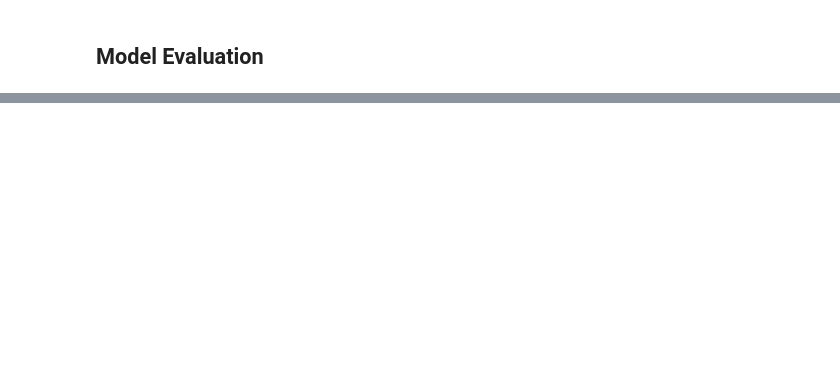
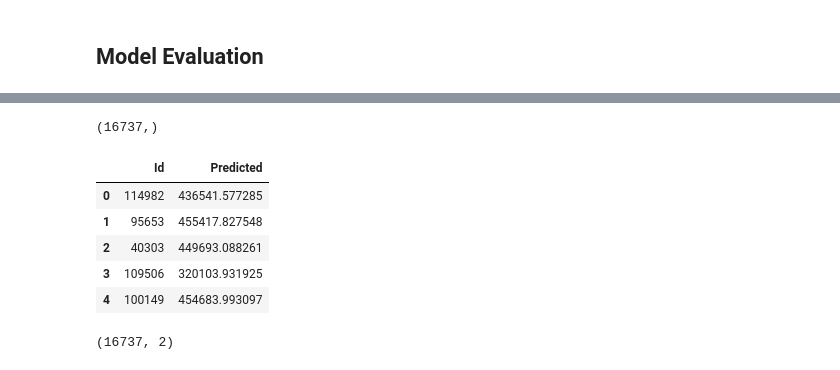
Before and after one commit to chengtng/project_2, a Jupyter notebook: code/hdb_prices.ipynb, the cells around one changed output, grey strips where cells are left out. Drawn from its saved outputs; the diff is of its cells as text; code cells hidden in the pictures; blank space fills up the shorter version.

```diff
--- a/code/hdb_prices.ipynb
+++ b/code/hdb_prices.ipynb
@@ -366,0 +404,30 @@ sorted(list(zip(np.round(pipe[1].coef_,2),out_columns)),key=lambda x: abs(x[0]),
+# %%
+col = ['Hawker_Within_2km','Mall_Within_2km', 'Mall_Nearest_Distance' ]
+for i in col:
+    mean = np.mean(test_df[i])
+    test_df[i].fillna(value=mean, inplace=True)
+# %%
+X_test_df = test_df[numerical_columns+categorical_columns]
+# %%
+pred = gs.best_estimator_.predict(X_test_df)
+pred.shape
+# %% [output]
+(16737,)
+# %%
+sub_df = pd.DataFrame()
+sub_df["Id"] = test_df['id']
+sub_df["Predicted"] = pred
+sub_df.to_csv("../data/sub_reg.csv", index=False)
+# %%
+sub_df.head()
+# %% [output]
+|  | Id | Predicted |
+| 0 | 114982 | 436541.577285 |
+| 1 | 95653 | 455417.827548 |
+| 2 | 40303 | 449693.088261 |
+| 3 | 109506 | 320103.931925 |
+| 4 | 100149 | 454683.993097 |
+# %%
+sub_df.shape
+# %% [output]
+(16737, 2)
```
Also changed, not shown: parts of 29 cells of this notebook, 3 other files.
